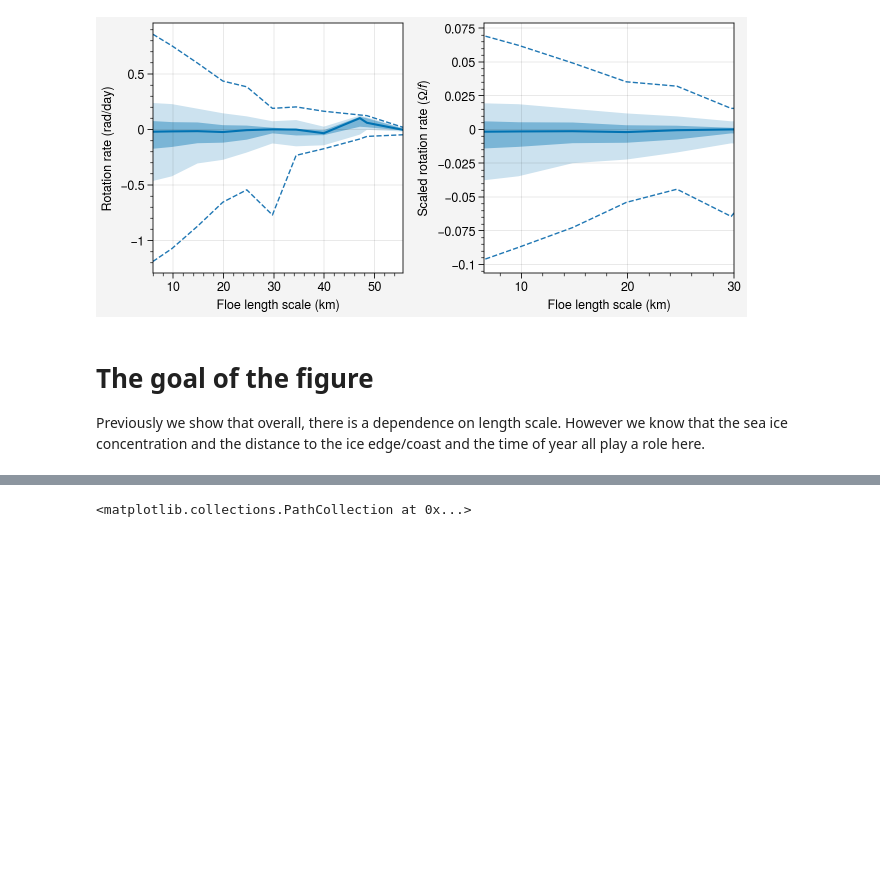
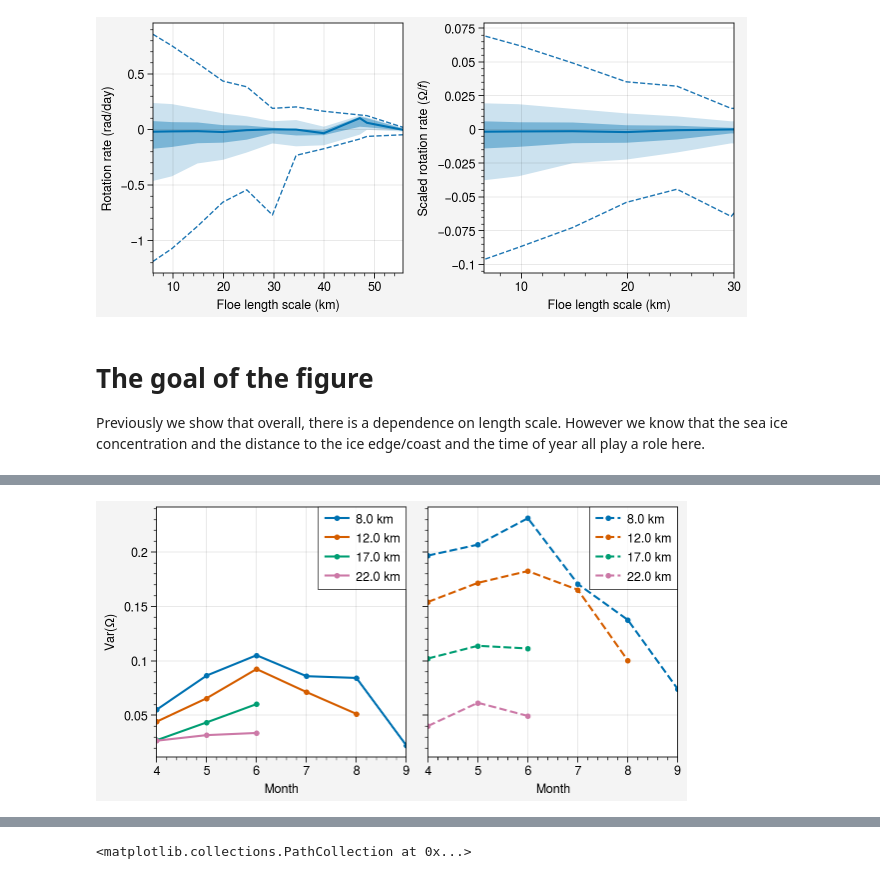
Before and after one commit to danielmwatkins/miz_scales_of_motion, a Jupyter notebook: notebooks/rotation_rate.ipynb, the cells around one changed output, grey strips where cells are left out. Saved outputs shown, nothing was run; the diff lists cells and outputs as text; code cells hidden in the pictures; blank space fills up the shorter version.

```diff
--- a/notebooks/rotation_rate.ipynb
+++ b/notebooks/rotation_rate.ipynb
@@ -186,2 +254,22 @@ ax.format(ylabel='Var($\\Omega$)', xlabel='Month')
+# %%
+fig, ax = pplt.subplots(ncols=2, sharex=False)
+for bin_num in range(2, 9):
+    L = pack_subset.loc[pack_subset.l_bin==bin_num, 'L'].mean()
+    v = pack_subset.loc[pack_subset.l_bin==bin_num, ['month', 'zeta']].groupby('month').var()
+    n = counts[bin_num]
+    if sum(n > 200) > 1:
+        ax[0].plot(v.where(n > 200), label=str(np.round(L, 0)) + ' km', marker='.')
+
+    L = miz_subset.loc[miz_subset.l_bin==bin_num, 'L'].mean()
+    v = miz_subset.loc[miz_subset.l_bin==bin_num, ['month', 'zeta']].groupby('month').var()
+    n = counts[bin_num]
+    if sum(n > 200) > 1:
+        ax[1].plot(v.where(n > 200), label=str(np.round(L, 0)) + ' km', marker='.', ls='--')
+
+
+ax.legend(ncols=1, loc='ur')
+ax.format(ylabel='Var($\\Omega$)', xlabel='Month')
+# %% [output]
+[figure, added]
 # %%
 fig, ax = pplt.subplots()
```
Also changed, not shown: parts of 5 cells of this notebook.
